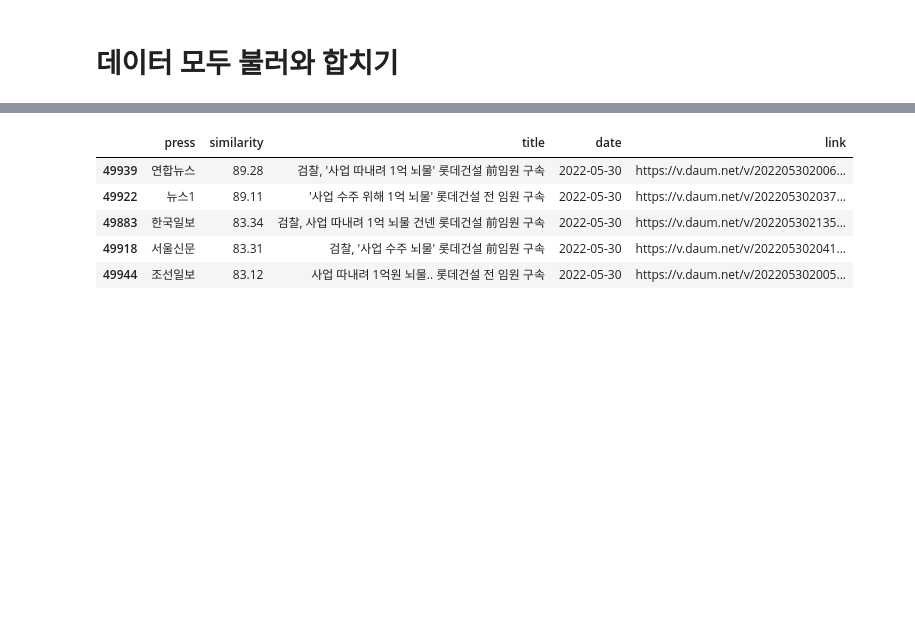
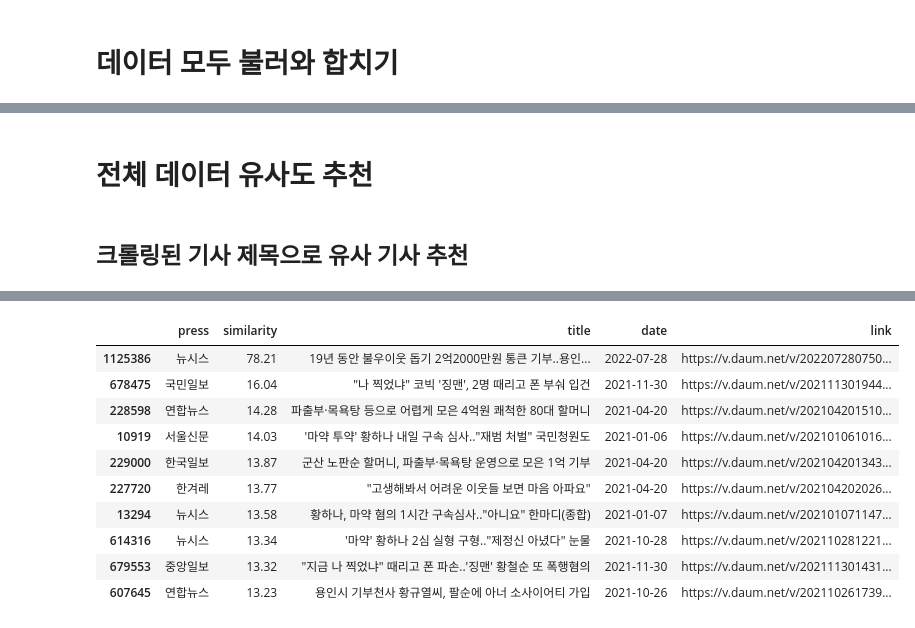
Before and after one commit to RynuRen/article_analyze, a Jupyter notebook: [JS]3cos_recommand_v2.ipynb, the cells around one changed output, grey strips where cells are left out. Cells and saved outputs as stored; diff of their text form; code cells hidden in the pictures; blank space fills up the shorter version.

```diff
--- a/[JS]3cos_recommand_v2.ipynb
+++ b/[JS]3cos_recommand_v2.ipynb
@@ -60,25 +62,44 @@ Wall time: 10.9 s
+# %%
+with open("./model/pickled_tfidf_dtm.bin", "wb") as f:
+    pickle.dump(tfidf_dtm, f)
+# %% [markdown]
+# 전체 데이터 유사도 추천
+# %% [markdown]
+## 크롤링된 기사 제목으로 유사 기사 추천
+# %%
+with open("./model/pickled_tfidf_vec.bin", "rb") as f:
+    tfidf_dtm = pickle.load(f)
+# %%
+with open("./model/pickled_tfidf_dtm.bin", "rb") as f:
+    tfidf_dtm = pickle.load(f)
 # %%
 def get_recommend_by_title(title, n, drange=False):
-    # 타이틀로 토큰 호출, 축적된 기사들과 유사도 연산
-    token = data_all.loc[data_all['title'] == title]['token'].values[0]
+    # 타이틀로 저장된 토큰 호출, 축적된 기사들과 유사도 연산
+    token = data_all.loc[data_all['title'] == title]['content'].values[0]
     tfidf_content = tfidf_vec.transform([token])
-    cos_sim_res = cosine_similarity(tfidf_content, tfidf_dtm)
+
+    # 기간 설정
+    if drange:
+        data_filtered_idx = data_all[data_all['date'].isin(pd.date_range(drange[0], drange[1]))].index
+        tfidf_dtm_filtered = tfidf_dtm[data_filtered_idx]
+        cos_sim_res = cosine_similarity(tfidf_content, tfidf_dtm_filtered)
+    else:
+        cos_sim_res = cosine_similarity(tfidf_content, tfidf_dtm)
+
 
     # 유사도 정렬, 추출
     sim_scores = list(enumerate(cos_sim_res[0]))
     sim_scores = sorted(sim_scores, key=lambda x: x[1], reverse=True)
     sim_scores_n = sim_scores[1:n+1]
-    sim_scores_n = [sim for sim in sim_scores_n if sim[1] >= 0.6] # 유사도 60% 이상 필터=>옵션화 가능?###############
+    # sim_scores_n = [sim for sim in sim_scores_n if sim[1] >= 0.6] # 유사도 60% 이상 필터=>옵션화 가능?###############
 
     # 해당하는 기사 가져오기
     article_idx = [article_dict[0] for article_dict in sim_scores_n]
     rst = data_all.iloc[article_idx][['press', 'title', 'date', 'link']]
     rst['similarity'] = [round(sim[1], 4)*100 for sim in sim_scores_n]
-    # 기간 설정
-    if drange:
-        rst = rst[rst['date'].isin(pd.date_range(drange[0], drange[1]))]
-        # rst = rst.query('@drange[0] <= date <= @drange[1]')
+
     return rst[['press', 'similarity', 'title', 'date', 'link']]
 # %%
-get_recommend_by_title("부산시 사업 따내려 1억 뇌물 건넨 혐의.. 롯데건설 전 임원 구속", 5)
+%%time
+get_recommend_by_title("19년 동안 2억2000만원 내 놓은 기부천사 황영희씨", 10)
 # %% [output]
@@ -85,7 +108,12 @@ get_recommend_by_title("부산시 사업 따내려 1억 뇌물 건넨 혐의..
 |  | press | similarity | title | date | link |
-| 49939 | 연합뉴스 | 89.28 | 검찰, '사업 따내려 1억 뇌물' 롯데건설 前임원 구속 | 2022-05-30 | https://v.daum.net/v/202205302006... |
-| 49922 | 뉴스1 | 89.11 | '사업 수주 위해 1억 뇌물' 롯데건설 전 임원 구속 | 2022-05-30 | https://v.daum.net/v/202205302037... |
-| 49883 | 한국일보 | 83.34 | 검찰, 사업 따내려 1억 뇌물 건넨 롯데건설 前임원 구속 | 2022-05-30 | https://v.daum.net/v/202205302135... |
-| 49918 | 서울신문 | 83.31 | 검찰, '사업 수주 뇌물' 롯데건설 前임원 구속 | 2022-05-30 | https://v.daum.net/v/202205302041... |
-| 49944 | 조선일보 | 83.12 | 사업 따내려 1억원 뇌물.. 롯데건설 전 임원 구속 | 2022-05-30 | https://v.daum.net/v/202205302005... |
+| 1125386 | 뉴시스 | 78.21 | 19년 동안 불우이웃 돕기 2억2000만원 통큰 기부..용인... | 2022-07-28 | https://v.daum.net/v/202207280750... |
+| 678475 | 국민일보 | 16.04 | "나 찍었냐" 코빅 '징맨', 2명 때리고 폰 부숴 입건 | 2021-11-30 | https://v.daum.net/v/202111301944... |
+| 228598 | 연합뉴스 | 14.28 | 파출부·목욕탕 등으로 어렵게 모은 4억원 쾌척한 80대 할머니 | 2021-04-20 | https://v.daum.net/v/202104201510... |
+| 10919 | 서울신문 | 14.03 | '마약 투약' 황하나 내일 구속 심사.."재범 처벌" 국민청원도 | 2021-01-06 | https://v.daum.net/v/202101061016... |
+| 229000 | 한국일보 | 13.87 | 군산 노판순 할머니, 파출부·목욕탕 운영으로 모은 1억 기부 | 2021-04-20 | https://v.daum.net/v/202104201343... |
+| 227720 | 한겨레 | 13.77 | "고생해봐서 어려운 이웃들 보면 마음 아파요" | 2021-04-20 | https://v.daum.net/v/202104202026... |
+| 13294 | 뉴시스 | 13.58 | 황하나, 마약 혐의 1시간 구속심사.."아니요" 한마디(종합) | 2021-01-07 | https://v.daum.net/v/202101071147... |
+| 614316 | 뉴시스 | 13.34 | '마약' 황하나 2심 실형 구형.."제정신 아녔다" 눈물 | 2021-10-28 | https://v.daum.net/v/202110281221... |
+| 679553 | 중앙일보 | 13.32 | "지금 나 찍었냐" 때리고 폰 파손..'징맨' 황철순 또 폭행혐의 | 2021-11-30 | https://v.daum.net/v/202111301431... |
+| 607645 | 연합뉴스 | 13.23 | 용인시 기부천사 황규열씨, 팔순에 아너 소사이어티 가입 | 2021-10-26 | https://v.daum.net/v/202110261739... |
 # %%
```
Also changed, not shown: parts of 22 cells of this notebook.
